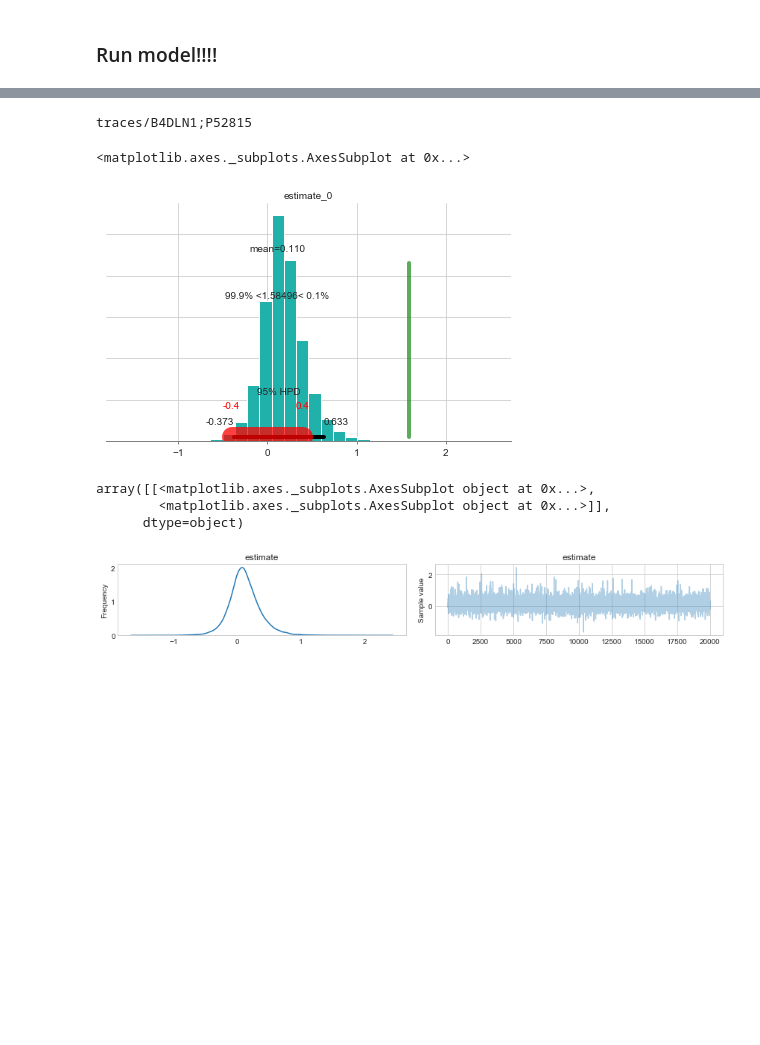
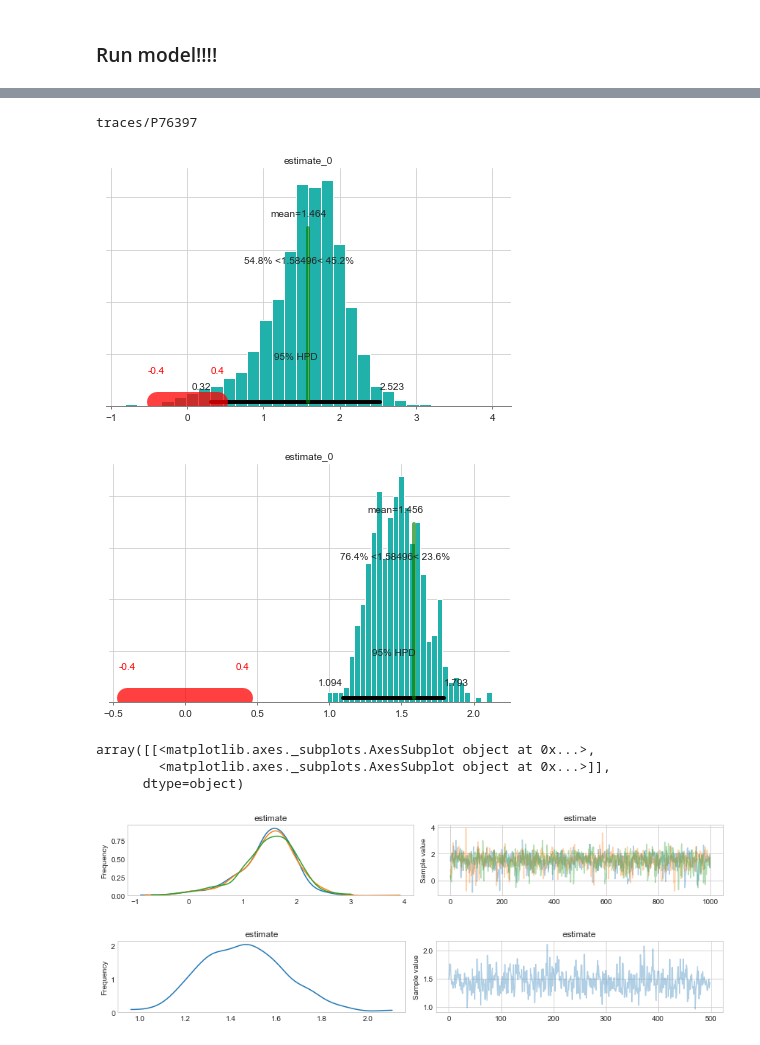
Before and after one commit to antortjim/Thesis-Code, a Jupyter notebook: model/Model.ipynb, the cells around one changed output, grey strips where cells are left out. Drawn from its saved outputs; the diff is of its cells as text; code cells hidden in the pictures; blank space fills up the shorter version.

```diff
--- a/model/Model.ipynb
+++ b/model/Model.ipynb
@@ -378,5 +374,8 @@ Success: Model compiled
 p = "P00562"
 p = "P00926"
 p = "C9J0K6;B4DKK2;A8MTH6;P30626"
+n_peptides=2
+p = "P76397"
+model = msbay.compile_model(n_peptides=n_peptides)
 msbay.load_data(p)
 # %% [output]
@@ -386,4 +386,4 @@ Shape of x_estimate is 1, 2
 # %% [markdown]
 ### Run model!!!!
 # %%
-# trace = msbay.sample(model_name=p,n_draws=1000, n_chains=3)
+trace_nuts = msbay.sample(model_name=p,n_draws=1000, n_chains=3)
@@ -390,3 +399,3 @@ Shape of x_estimate is 1, 2
 # %%
-trace = msbay.fit(model_name=p, n_draws=20000)
+trace_advi = msbay.fit(model_name=p, n_draws=50000)
 # %% [output]
@@ -394,25 +403,30 @@ Finished [100%]: Average Loss = 877.89
 No handles with labels found to put in legend.
 # %%
-traces=[]
-with model:
-    trace_name = "traces/{}".format(p)
-    print(trace_name)
-    trace = pm.backends.text.load(trace_name)
-    traces.append(trace)
+# traces=[]
+# with model:
+#     trace_name = "traces/{}".format(p)
+#     print(trace_name)
+#     trace = pm.backends.text.load(trace_name)
+#     traces.append(trace)
 # %% [output]
-traces/B4DLN1;P52815
+traces/P76397
 # %%
-pm.plot_posterior(trace, varnames=["estimate"], ref_val=np.log2(3), color='LightSeaGreen', rope=[-0.4, 0.4])
+pm.plot_posterior(trace_nuts, varnames=["estimate"], ref_val=np.log2(3), color='LightSeaGreen', rope=[-0.4, 0.4])
+plt.savefig("plots/posteriors/{}_nuts.png".format(p))
+pm.plot_posterior(trace_advi, varnames=["estimate"], ref_val=np.log2(3), color='LightSeaGreen', rope=[-0.4, 0.4])
+plt.savefig("plots/posteriors/{}_advi.png".format(p))
 # %% [output]
-<matplotlib.axes._subplots.AxesSubplot at 0x...>
-[figure, old version]
+[figure, new version]
+[figure, added]
 # %%
-pm.traceplot(trace, varnames=["estimate"])
+pm.traceplot(trace_nuts, varnames=["estimate"])
+pm.traceplot(trace_advi, varnames=["estimate"])
 # %% [output]
 array([[<matplotlib.axes._subplots.AxesSubplot object at 0x...>,
         <matplotlib.axes._subplots.AxesSubplot object at 0x...>]],
       dtype=object)
-[figure, old version]
+[figure, new version]
+[figure, added]
 # %%
 from pymc3 import sample_ppc
 with model:
```
Also changed, not shown: parts of 12 cells of this notebook, 6 other files.
